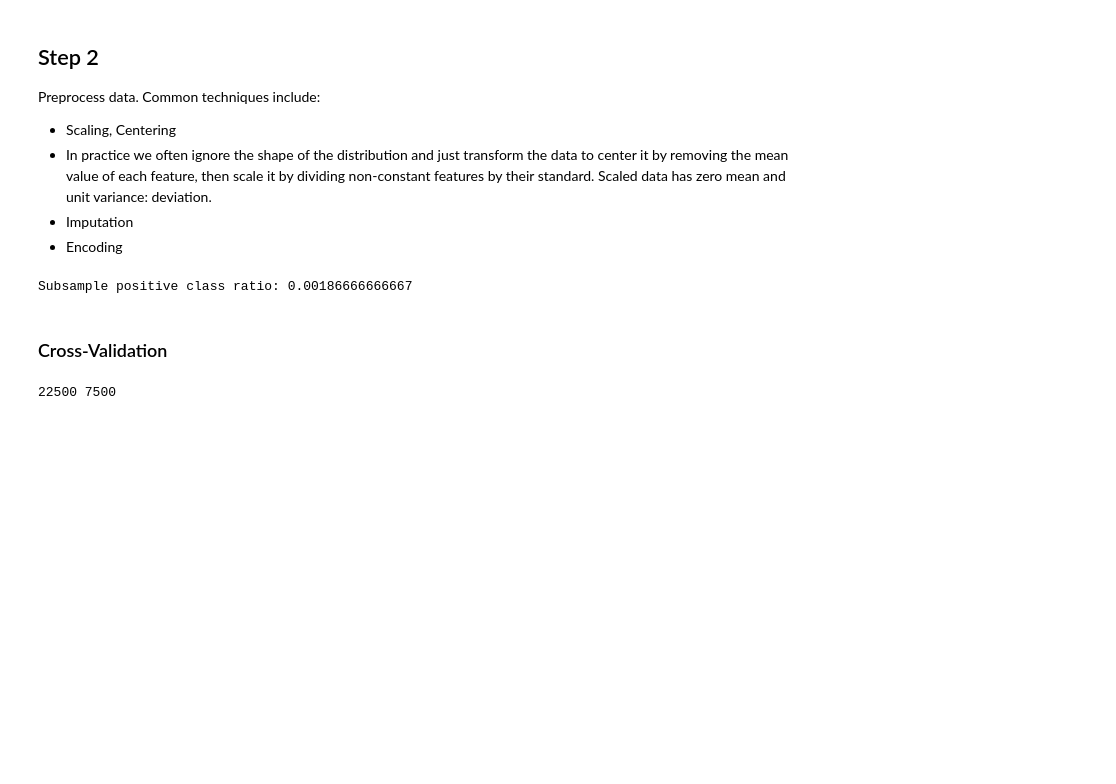
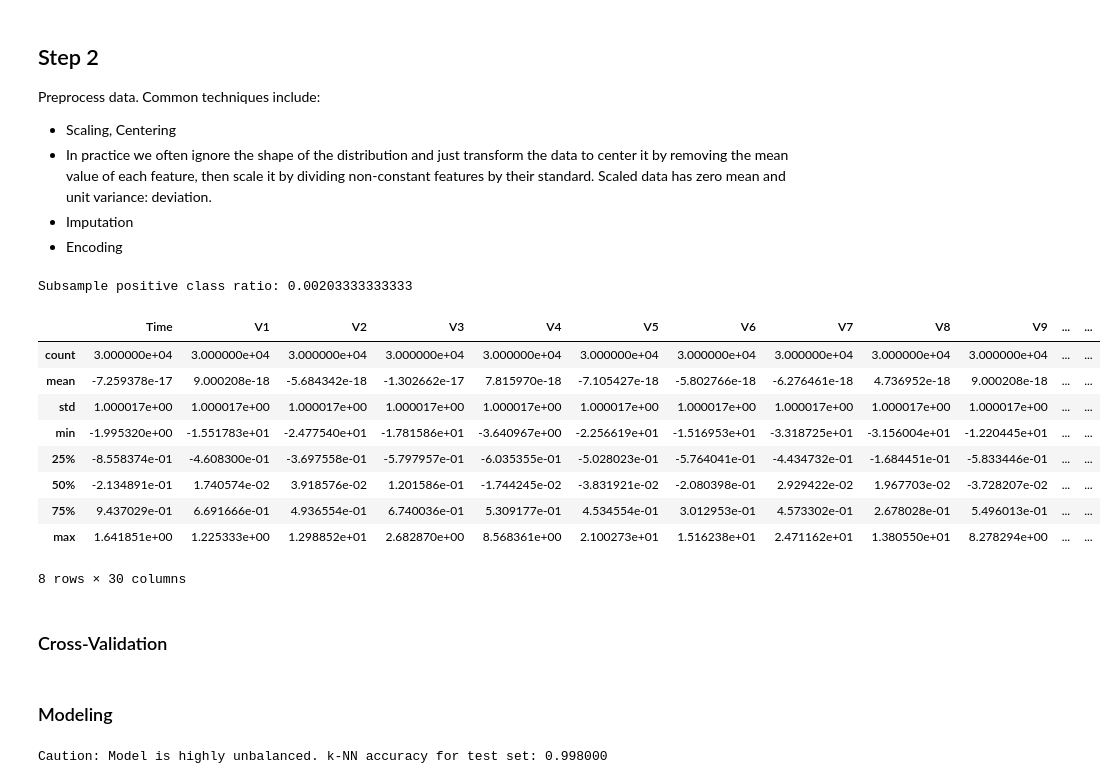
Before and after one commit to jhanley412/FraudDetection, a Jupyter notebook: notebooks/0.1-jhanley-preprocess-data.ipynb, the cells around one changed output. Cells and saved outputs as stored; diff of their text form; code cells hidden in the pictures; blank space fills up the shorter version.

```diff
--- a/notebooks/0.1-jhanley-preprocess-data.ipynb
+++ b/notebooks/0.1-jhanley-preprocess-data.ipynb
@@ -91,10 +127,14 @@ Preprocess data. Common techniques include:
 - Imputation
 - Encoding
 # %%
+# Raw data - Subsampling and array creation
 subsample_raw_data_df = raw_data_df.sample(n= 30000)
-X_data = subsample_raw_data_df.iloc[:,:-1].values
-y_target = subsample_raw_data_df.iloc[:,-1].values
+data_df = subsample_raw_data_df.iloc[:,:-1]
+target_df = subsample_raw_data_df.iloc[:,-1]
+
+X_raw = data_df.values
+y_target = target_df.values
 positive_class_ratio = subsample_raw_data_df['Class'].sum()/subsample_raw_data_df['Class'].count()
 print('Subsample positive class ratio:', positive_class_ratio)
 # %% [output]
-Subsample positive class ratio: 0.00186666666667
+Subsample positive class ratio: 0.00203333333333
@@ -107,15 +141,48 @@ X_scaled = preprocessing.scale(X)
+# %%
+# Scaling raw data
+# Q - What data should be scaled? why do we scale our data? Are there
+# times that it is more appropriate than others? For example, is it more
+# important in classification problems than in regression?
+
+X_scaled = preprocessing.scale(data_df.values)
+X_scaled_df = pandas.DataFrame(X_scaled,columns=data_df.columns)
+X_scaled_df.describe()
+# %% [output]
+|  | Time | V1 | V2 | V3 | V4 | V5 | V6 | V7 | V8 | V9 | ... | ... |
+| count | 3.000000e+04 | 3.000000e+04 | 3.000000e+04 | 3.000000e+04 | 3.000000e+04 | 3.000000e+04 | 3.000000e+04 | 3.000000e+04 | 3.000000e+04 | 3.000000e+04 | ... | ... |
+| mean | -7.259378e-17 | 9.000208e-18 | -5.684342e-18 | -1.302662e-17 | 7.815970e-18 | -7.105427e-18 | -5.802766e-18 | -6.276461e-18 | 4.736952e-18 | 9.000208e-18 | ... | ... |
+| std | 1.000017e+00 | 1.000017e+00 | 1.000017e+00 | 1.000017e+00 | 1.000017e+00 | 1.000017e+00 | 1.000017e+00 | 1.000017e+00 | 1.000017e+00 | 1.000017e+00 | ... | ... |
+| min | -1.995320e+00 | -1.551783e+01 | -2.477540e+01 | -1.781586e+01 | -3.640967e+00 | -2.256619e+01 | -1.516953e+01 | -3.318725e+01 | -3.156004e+01 | -1.220445e+01 | ... | ... |
+| 25% | -8.558374e-01 | -4.608300e-01 | -3.697558e-01 | -5.797957e-01 | -6.035355e-01 | -5.028023e-01 | -5.764041e-01 | -4.434732e-01 | -1.684451e-01 | -5.833446e-01 | ... | ... |
+| 50% | -2.134891e-01 | 1.740574e-02 | 3.918576e-02 | 1.201586e-01 | -1.744245e-02 | -3.831921e-02 | -2.080398e-01 | 2.929422e-02 | 1.967703e-02 | -3.728207e-02 | ... | ... |
+| 75% | 9.437029e-01 | 6.691666e-01 | 4.936554e-01 | 6.740036e-01 | 5.309177e-01 | 4.534554e-01 | 3.012953e-01 | 4.573302e-01 | 2.678028e-01 | 5.496013e-01 | ... | ... |
+| max | 1.641851e+00 | 1.225333e+00 | 1.298852e+01 | 2.682870e+00 | 8.568361e+00 | 2.100273e+01 | 1.516238e+01 | 2.471162e+01 | 1.380550e+01 | 8.278294e+00 | ... | ... |
+8 rows × 30 columns
 # %% [markdown]
 ### Cross-Validation
 # %%
 # Test-Train Split
-X_train, X_test, y_train, y_test = train_test_split(
-    X_data, y_target, test_size = .25, random_state = 42)
+#X_train, X_test, y_train, y_test = train_test_split(
+#    X_data, y_target, test_size = .25, random_state = 42)
 
 # Shuffle split
-# Q - What is the benefit/need for shuffle split
+# Q - What is the benefit/need for shuffle split as opposed to k-fold
 # Q - What exactly is random_state
 random_split = ShuffleSplit(n_splits = 1, test_size = .25, random_state = 42)
-for x, y in random_split.split(X_data, y_target):
-    print(x.size, y.size)
+for train_index, test_index in random_split.split(X_scaled):
+    X_train, X_test = X_data[train_index], X_data[test_index]
+    y_train, y_test = y_target[train_index], y_target[test_index]
-# %% [output]
-22500 7500
+# %% [markdown]
+### Modeling
+# %%
+# Let's fit a model. Start with classification
+
+# Q - Is KNN biased in extreme class imbalance situations
+# Q - Best ways to visualize model fit
+# Q - Best practice to determine hyperparameters
+knn = neighbors.KNeighborsClassifier()
+knn_model_1 = knn.fit(X_train, y_train)
+#1-knn_model_1.score(X_test, y_test) - positive_class_ratio
+print('Caution: Model is highly unbalanced. k-NN accuracy for test set: %f' % knn_model_1.score(X_test, y_test))
+# %% [output]
+Caution: Model is highly unbalanced. k-NN accuracy for test set: 0.998000
```
Also changed, not shown: parts of 5 cells of this notebook.
